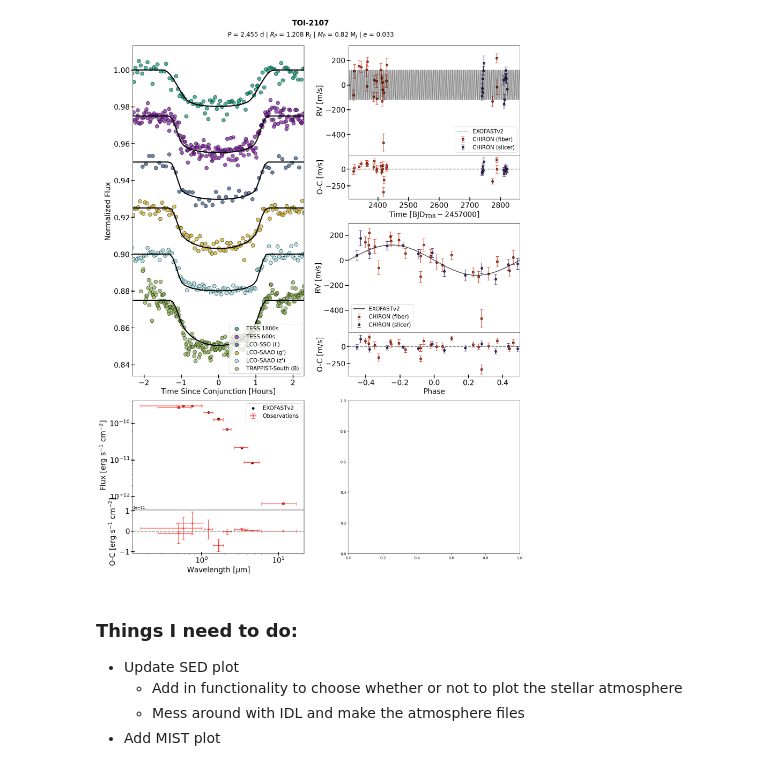
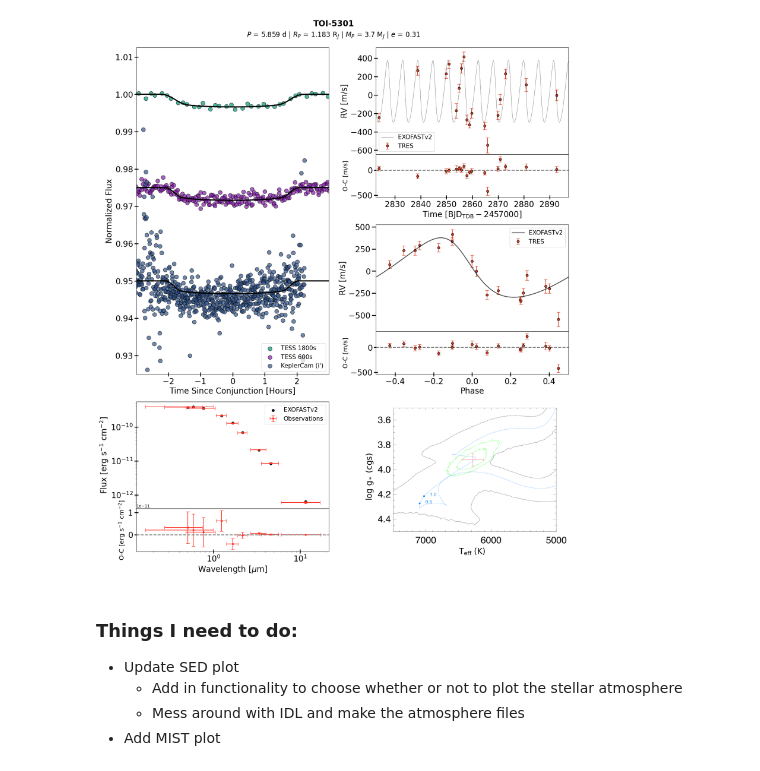
Before and after one commit to jackschulte/system_figure_pipeline, a Jupyter notebook: singleplanetpanel.ipynb, the cells around one changed output. Saved outputs shown, nothing was run; the diff lists cells and outputs as text; code cells hidden in the pictures.

Commit message:
plot limit fixes, added support for MIST plot

```diff
--- a/singleplanetpanel.ipynb
+++ b/singleplanetpanel.ipynb
@@ -195,7 +199,7 @@ def gen1pagefig(object_name, lcnames, rvnames, file_prefix = '.MIST.SED.'):
 
     # Setting up the figure
     fig, axs = plt.subplots(ncols=2, nrows=3)
-    fig.set_figheight(22)
+    fig.set_figheight(20)
     fig.set_figwidth(17)
     fig.suptitle(f'{object_name}\n', fontsize=20, fontweight='bold')
     fig.text(0.5, 0.95, f'$P$ = {round(period.value, 3)} d | $R_P$ = {planetradius} R$_J$ | $M_P$ = {planetmass} M$_J$ | $e$ = {eccentricity}', ha='center', fontsize=17)
@@ -215,7 +219,7 @@ def gen1pagefig(object_name, lcnames, rvnames, file_prefix = '.MIST.SED.'):
         locals()[pretty_varname].sort_values('time', inplace=True) # sorting model
 
         # separates each lightcurve by 0.025
-        model=ax1.plot(locals()[pretty_varname].time, locals()[pretty_varname].flux + 1 - 0.025 * TESS_lc_index, c = 'k', zorder=2, linewidth=3)
+        ax1.plot(locals()[pretty_varname].time, locals()[pretty_varname].flux + 1 - 0.025 * TESS_lc_index, c = 'k', zorder=2, linewidth=3)
         ax1.scatter(locals()[lc_varname].time, locals()[lc_varname].flux - 0.025 * TESS_lc_index, ls = 'None', c=colors[TESS_lc_index], s = 100, alpha = 0.7, \
                 edgecolors='#000000', zorder = 1, label = 'TESS ' + exptime + 's')
         # tess=ax1.scatter(lc_TESS_binned_time, lc_TESS_binned_flux, ls = 'None', c='#9F3BC2', s = 125, alpha = 1, \
@@ -234,11 +238,14 @@ def gen1pagefig(object_name, lcnames, rvnames, file_prefix = '.MIST.SED.'):
         # followup=ax1.scatter(lc_followup_binned_time, lc_followup_binned_flux-0.025, ls = 'None', c='#7BA2F1', \
                 # s = 125, alpha = 1, edgecolors='#000000', zorder = 10, label='TFOP')
 
-    leg=ax1.legend(loc = 4, fontsize = 15) # add legend row for EXOFASTv2 model?
+    ax1.legend(loc = 4, fontsize = 15) # add legend row for EXOFASTv2 model?
 
     xmin = -t14/2 - 1 # setting x limits based on the transit duration
     xmax = t14/2 + 1
     ax1.set_xlim([xmin,xmax])
+    ymin = 1 - 0.025 * (i + TESS_lc_index + 1)
+    ymax = 1.0125
+    ax1.set_ylim([ymin, ymax])
 
     ax1.set_xlabel('Time Since Conjunction [Hours]', fontsize = 20)
     ax1.set_ylabel('Normalized Flux', fontsize = 20)
@@ -259,7 +266,7 @@ def gen1pagefig(object_name, lcnames, rvnames, file_prefix = '.MIST.SED.'):
     ax2_lower.set_xlim(np.min(pretty_rv.time - 2457000),np.max(pretty_rv.time - 2457000))
     ax2_lower.set_xlabel('Time [BJD$_{\mathrm{TDB}} - 2457000$]', fontsize = 20)
     ax2_upper.set_ylabel('RV [m/s]', fontsize = 20)
-    ax2_lower.set_ylabel('O-C [m/s]', fontsize = 20)
+    ax2_lower.set_ylabel('O-C [m/s]', fontsize = 16)
 
     ax2_upper.tick_params(which = 'major', direction = 'inout',labelsize = 20, length = 10, width=2,axis='y')
     ax2_lower.tick_params(which = 'major', direction = 'inout',labelsize = 20, length = 10, width=2)
@@ -295,7 +302,7 @@ def gen1pagefig(object_name, lcnames, rvnames, file_prefix = '.MIST.SED.'):
     ax3_lower.set_xlim(-0.5, 0.5)
     ax3_lower.set_xlabel('Phase', fontsize = 20)
     ax3_upper.set_ylabel('RV [m/s]', fontsize = 20)
-    ax3_lower.set_ylabel('O-C [m/s]', fontsize = 20)
+    ax3_lower.set_ylabel('O-C [m/s]', fontsize = 16)
 
     ax3_upper.tick_params(which = 'major', labelsize = 20, length = 10, width=2, axis='y')
     ax3_lower.tick_params(which = 'major', direction = 'inout', labelsize = 20, length = 10, width=2)
@@ -323,7 +330,7 @@ def gen1pagefig(object_name, lcnames, rvnames, file_prefix = '.MIST.SED.'):
     ax4_lower = fig.add_subplot(nested_gs[1])
     ax4_upper.set_ylabel('Flux [erg s$^{-1}$ cm$^{-2}$]', fontsize = 20)
     ax4_lower.set_xlabel('Wavelength [$\mu$m]', fontsize = 20)
-    ax4_lower.set_ylabel('O-C [erg s$^{-1}$ cm$^{-2}$]', fontsize = 20)
+    ax4_lower.set_ylabel('O-C [erg s$^{-1}$ cm$^{-2}$]', fontsize = 16)
 
     ax4_upper.tick_params(which = 'major', direction = 'inout',labelsize = 20, length = 10, width=2, axis='y')
     ax4_upper.set_xticks([])
@@ -348,31 +355,47 @@ def gen1pagefig(object_name, lcnames, rvnames, file_prefix = '.MIST.SED.'):
     ax4_upper.legend(fontsize = 15)
 
     # MIST Plot (bottom right)
+    ax5 = axs[2, 1]
+    mist = convert_from_path(f'mist/{object_name}_mist.pdf')
+    ax5.imshow(mist[0])
+
+    ax5.set_xlim(100, 1470)
+    ax5.set_ylim(1000, 20)
+    ax5.set_xlabel(r'T$_{\rm eff}$ (K)', fontsize = 20)
+    ax5.set_ylabel('log g$_*$ (cgs)', fontsize = 20)
+
+    # Remove all axis elements except for the labels
+    ax5.set_yticklabels([])
+    ax5.set_xticklabels([])
+    ax5.set_xticks([])
+    ax5.set_yticks([])
+    plt.setp(ax5.spines.values(), visible=False)
 
     # Add some space between subplots
-    plt.tight_layout(pad=3, h_pad=1)
+    plt.tight_layout(pad=2.5, h_pad=1)
 
     # Saves the figure to your local directory in a subdirectory named 'output'
     if os.path.exists('output') == False:
         os.mkdir('output')
-    plt.savefig(f'output/fullpagefig_{object_name}.png')
+    plt.savefig(f'output/fullpagefig_{object_name}.png', bbox_inches='tight')
 # %%
 # Lightcurve file names for Cargo 3 targets
 lcnames_1855 = ['TESS 1800', 'Bergeron (r\')', 'MuSCAT2 (g\')', 'MuSCAT2 (i\')', 'MuSCAT2 (r\')', 'MuSCAT2 (z\')', 'DSW (g\')', 'LCO-CTIO (z\')', 'TESS 120', 'SOAR (i\')']
 lcnames_2107 = ['TESS 1800', 'LCO-SSO (i\')', 'TESS 600', 'LCO-SAAO (g\')', 'LCO-SAAO (z\')', 'TRAPPIST-South (B)']
 lcnames_2368 = ['TESS 1800', 'TESS 1800', 'El Sauce (R)', 'Hwd (R)', 'TESS 600', 'LCO-SSO (g\')', 'LCO-SSO (i\')', 'TESS 600', 'SOAR (i\')', 'TESS 120', \
     'TESS 120', 'LCO-CTIO 27s (i\')', 'LCO-CTIO 40s (i\')']
 lcnames_3129 = ['TESS 1800', 'TESS 600', 'Brierfield (R)', 'LCO-CTIO (i\')', 'SOAR (i\')']
+lcnames_5301 = ['TESS 1800', 'TESS 600', 'TESS 600', 'KeplerCam (i\')']
 
 # RV instruments
 rvnames_2107 = ['CHIRON (fiber)', 'CHIRON (slicer)']
 
 # Running the pipeline
-object_name = 'TOI-2107'
-rvnames = ['CHIRON']
-gen1pagefig(object_name, lcnames_2107, rvnames_2107)
+object_name = 'TOI-5301'
+rvnames = ['TRES']
+gen1pagefig(object_name, lcnames_5301, rvnames)
 # %% [output]
-[figure, old version]
+[figure, new version]
 # %% [markdown]
 ### Things I need to do:
 - Update SED plot
```
Also changed, not shown: parts of 9 cells of this notebook.
